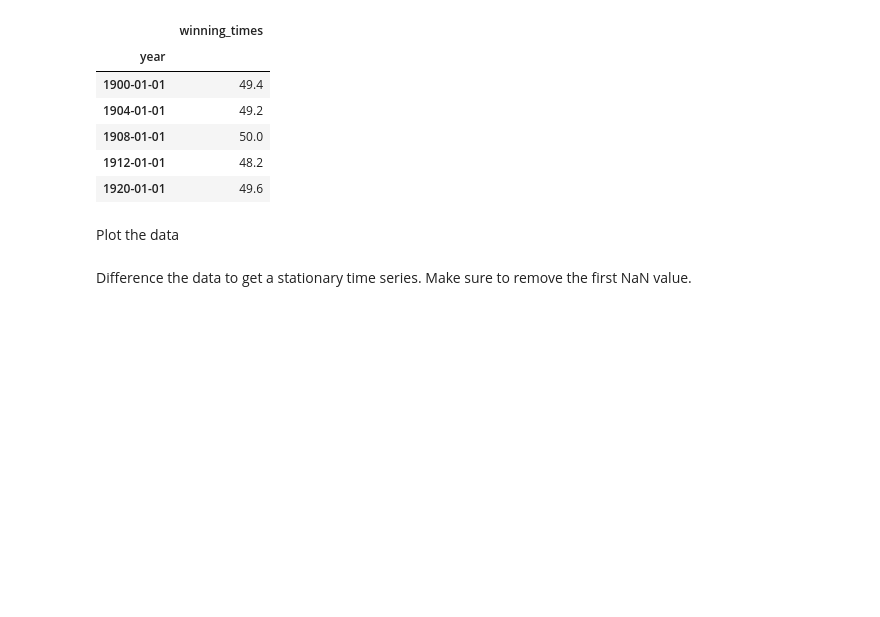
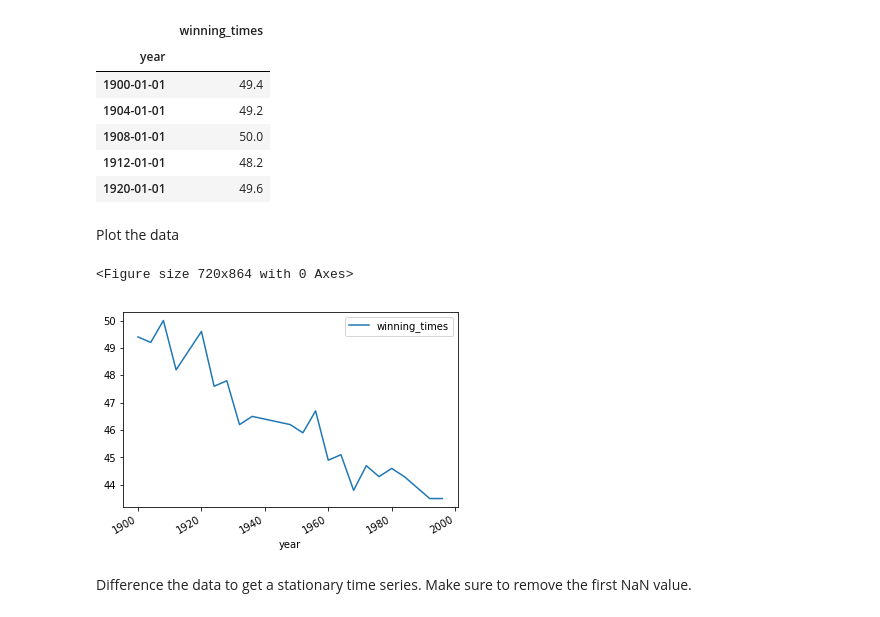
Before and after one commit to nic464/dsc-enterprise-hsbc-arma-models-lab-hsbc-ds-081319, a Jupyter notebook: index.ipynb, the cells around one changed output. Cells and saved outputs as stored; diff of their text form; code cells hidden in the pictures; blank space fills up the shorter version.

```diff
--- a/index.ipynb
+++ b/index.ipynb
@@ -262,8 +262,11 @@ runtimes.head()
 Plot the data
 # %%
 plt.figure(figsize=(10,12))
-runtimes.scatter()
+runtimes.plot(kind='line')
 
 plt.show()
+# %% [output]
+<Figure size 720x864 with 0 Axes>
+[figure, added]
 # %% [markdown]
 Difference the data to get a stationary time series. Make sure to remove the first NaN value.
```
Also changed, not shown: parts of 2 cells of this notebook.
